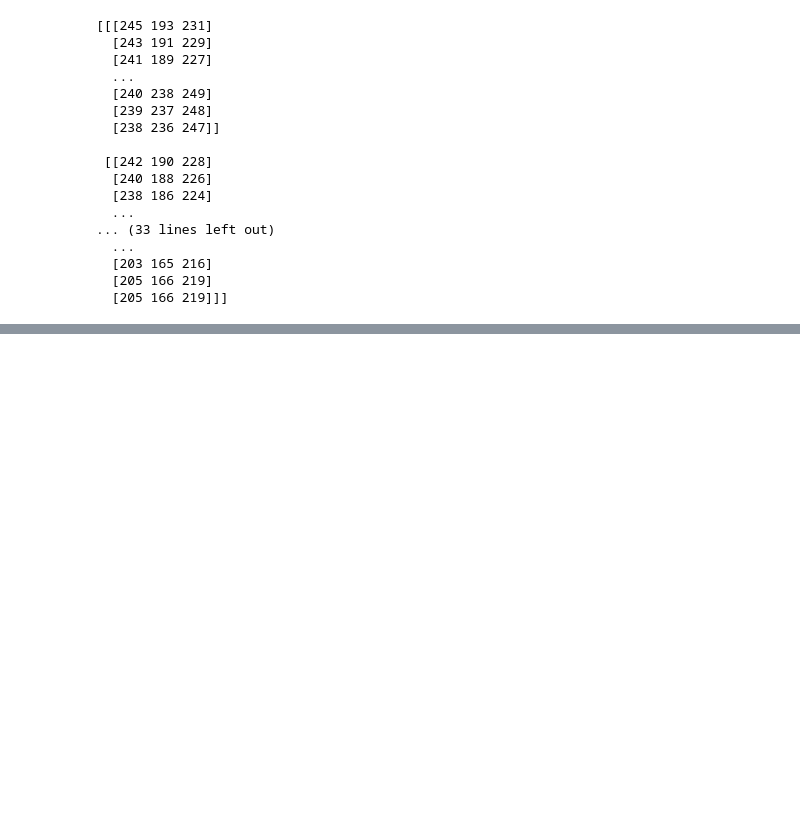
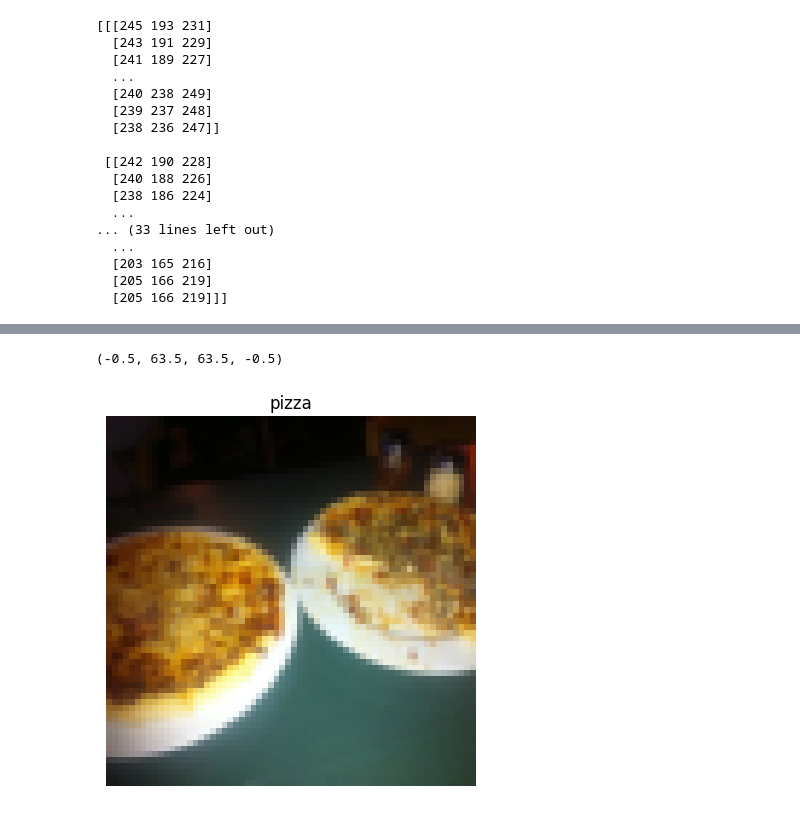
Before and after one commit to AkifPinarci/PyTorch, a Jupyter notebook: PyTorch Custom Datasets/main.ipynb, the cells around one changed output, grey strips where cells are left out. Cells and saved outputs as stored; diff of their text form; code cells hidden in the pictures; blank space fills up the shorter version.

```diff
--- a/PyTorch Custom Datasets/main.ipynb
+++ b/PyTorch Custom Datasets/main.ipynb
@@ -149,0 +201,5 @@ print(img_array)
+# %%
+train_data = datasets.ImageFolder(root = train_dir, transform = data_transform, target_transform=None)
+test_data = datasets.ImageFolder(root = test_dir, transform = data_transform, target_transform=None)
+
+train_data, test_data
@@ -149,0 +225,12 @@ print(img_array)
+# %%
+class_names = train_data.classes
+class_dict = train_data.class_to_idx
+class_dict
+len(train_data.samples), len(train_data.targets)
+img, label = train_data[0][0], train_data[0][1]
+plt.imshow(img.permute(1, 2, 0))
+plt.title(class_names[label])
+plt.axis(False)
+# %% [output]
+(-0.5, 63.5, 63.5, -0.5)
+[figure, added]
```
Also changed, not shown: parts of 5 cells of this notebook.
